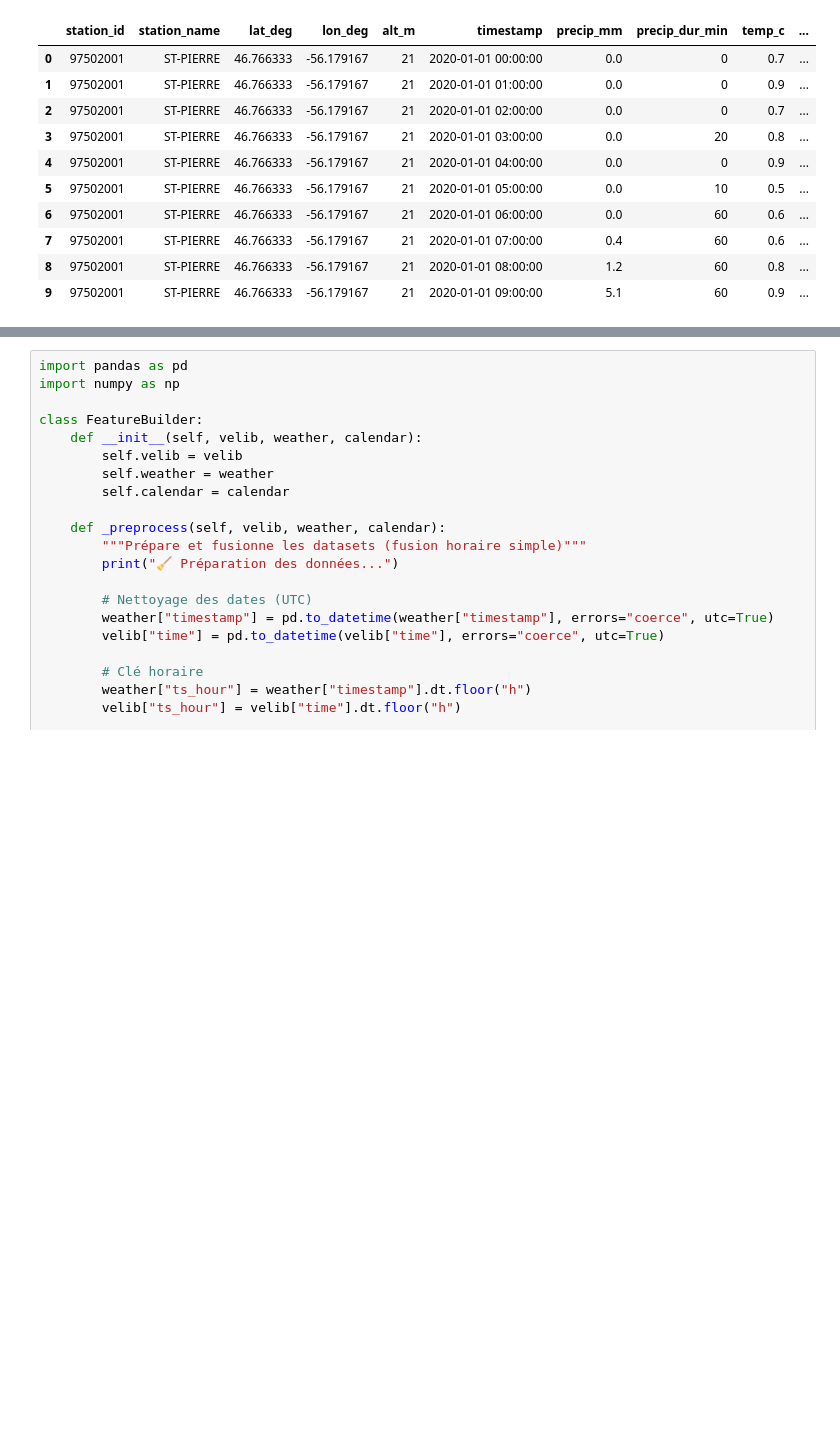
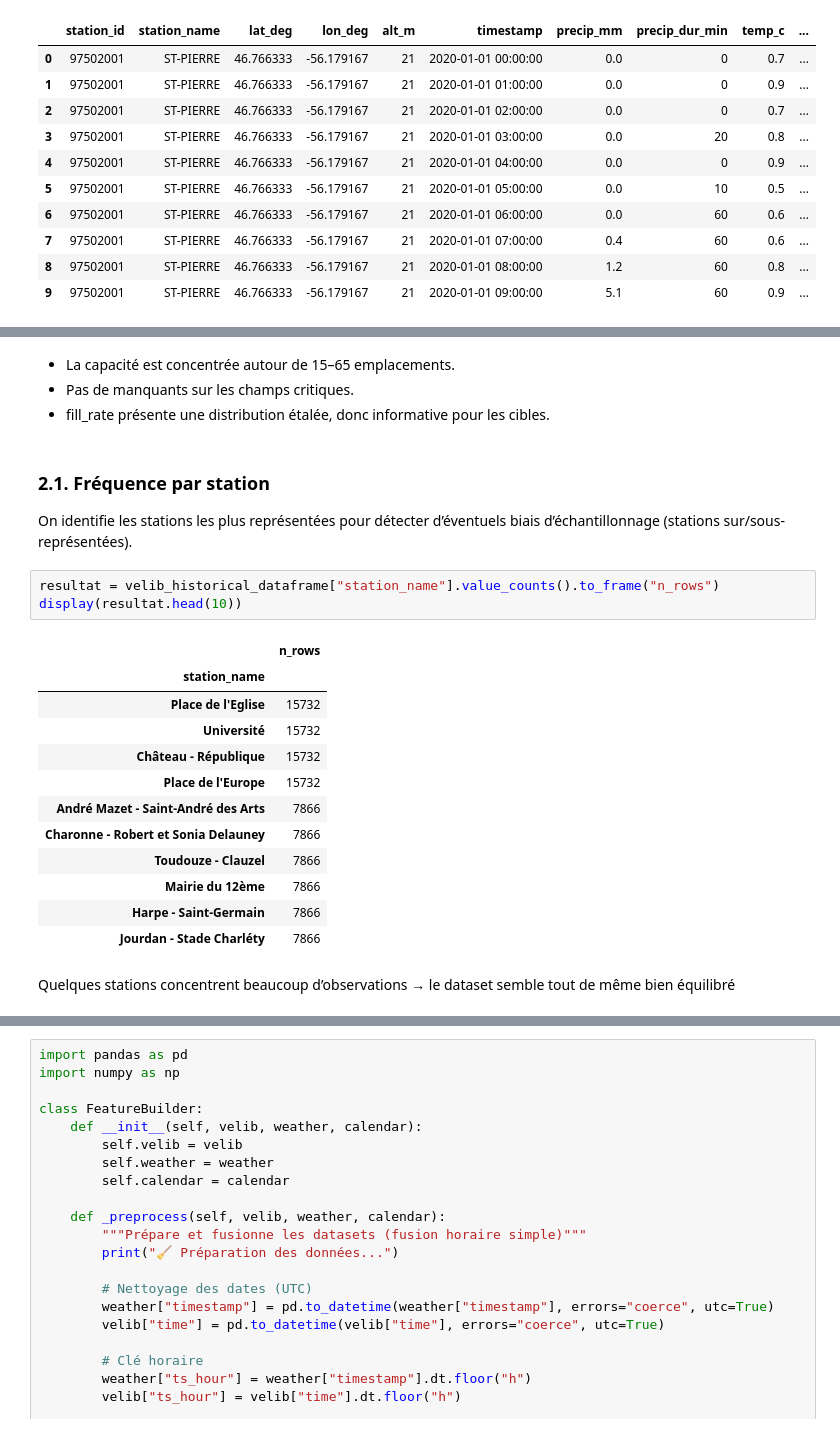
Before and after one commit to blenon1/velibnow, a Jupyter notebook: ExplorationConception.ipynb, the cells around one changed output, grey strips where cells are left out. Saved outputs shown, nothing was run; the diff lists cells and outputs as text; blank space fills up the shorter version.

```diff
--- a/conception.ipynb
+++ b/ExplorationConception.ipynb
@@ -214 +278,27 @@ Données météo :
+# %% [markdown]
+- La capacité est concentrée autour de 15–65 emplacements.
+- Pas de manquants sur les champs critiques.
+- fill_rate présente une distribution étalée, donc informative pour les cibles.
+# %% [markdown]
+### 2.1. Fréquence par station
+
+On identifie les stations les plus représentées pour détecter d’éventuels biais d’échantillonnage (stations sur/sous-représentées).
+# %%
+resultat = velib_historical_dataframe["station_name"].value_counts().to_frame("n_rows")
+display(resultat.head(10))
+# %% [output]
+|  | n_rows |
+| station_name |  |
+| Place de l'Eglise | 15732 |
+| Université | 15732 |
+| Château - République | 15732 |
+| Place de l'Europe | 15732 |
+| André Mazet - Saint-André des Arts | 7866 |
+| Charonne - Robert et Sonia Delauney | 7866 |
+| Toudouze - Clauzel | 7866 |
+| Mairie du 12ème | 7866 |
+| Harpe - Saint-Germain | 7866 |
+| Jourdan - Stade Charléty | 7866 |
+# %% [markdown]
+Quelques stations concentrent beaucoup d’observations → le dataset semble tout de même bien équilibré
 # %% [markdown]
```
Also changed, not shown: parts of 13 cells of this notebook.
